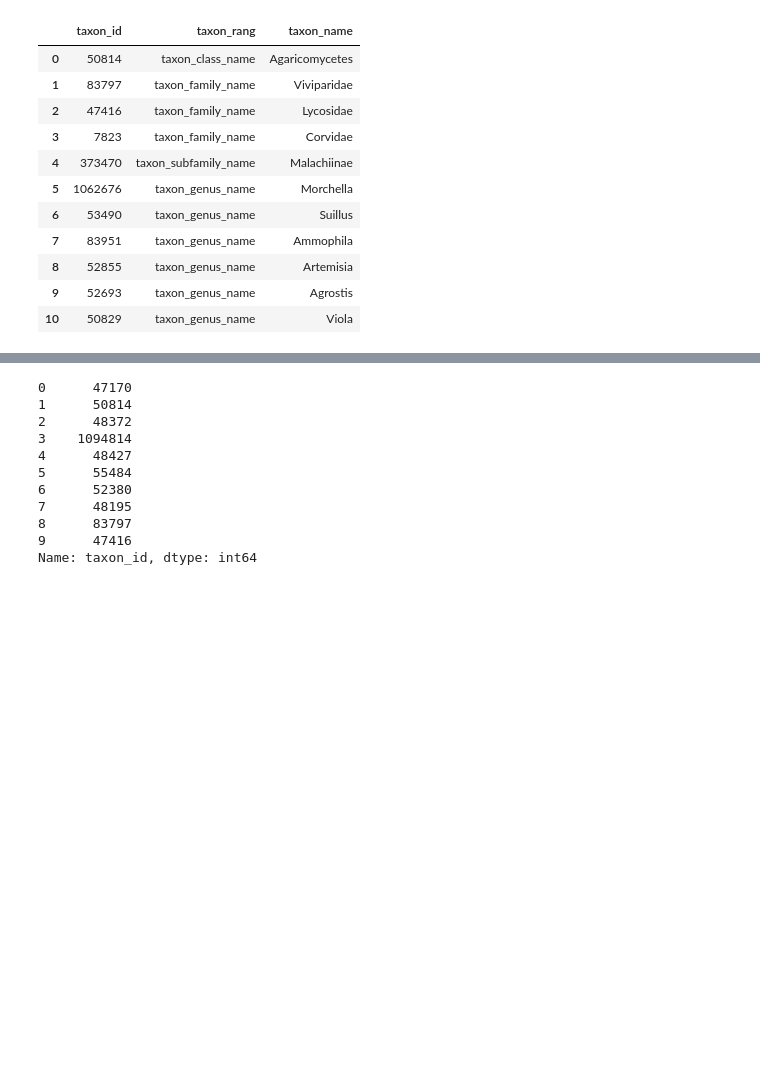
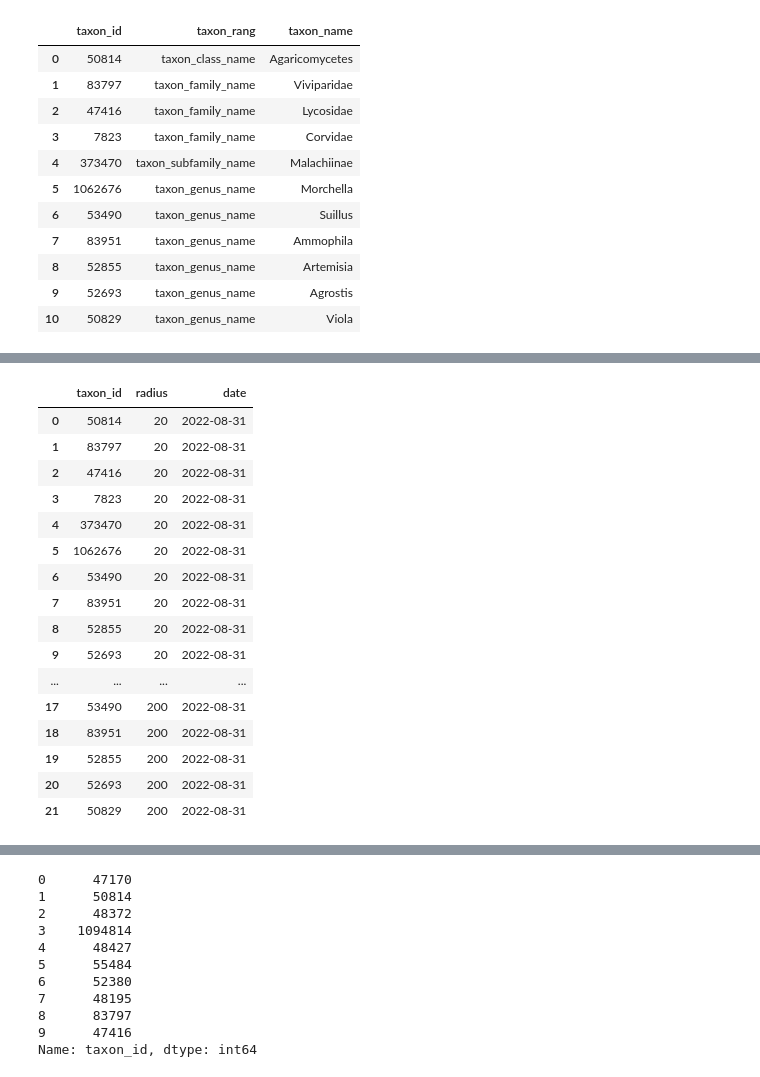
Before and after one commit to baidakovil/iNat-statistics, a Jupyter notebook: inat_raritets.ipynb, the cells around one changed output, grey strips where cells are left out. Cells and saved outputs as stored; diff of their text form; code cells hidden in the pictures; blank space fills up the shorter version.

```diff
--- a/inat_raritets.ipynb
+++ b/inat_raritets.ipynb
@@ -54,15 +61,17 @@ def prepare_raritets(observations_path, radiuses, radiuses_dataset_path, start_d
 def prepare_df(observations_path, start_date, finish_date):
 
     df_full = pd.read_csv(observations_path)
-    df = df_full.loc[:,'taxon_id':'taxon_form_name'].copy()
-    df.insert(0,'created_at','')
+    df = df_full.loc[:, 'taxon_id':'taxon_form_name'].copy()
+    df.insert(0, 'created_at', '')
     df['created_at'] = pd.to_datetime(df_full['created_at']).dt.date
-    del(df_full)
+    del (df_full)
     start_date = min(df['created_at']) if start_date == 'min' else start_date
-    finish_date = max(df['created_at']) if finish_date == 'max' else finish_date
+    finish_date = max(
+        df['created_at']) if finish_date == 'max' else finish_date
     return df, start_date, finish_date
 # %%
-df_taxons, start_date, finish_date = prepare_df(observations_path, start_date, finish_date)
+df_taxons, start_date, finish_date = prepare_df(
+    observations_path, start_date, finish_date)
 df_taxons.head(3)
 # %% [output]
 |  | created_at | taxon_id | taxon_kingdom_name | taxon_phylum_name | taxon_subphylum_name | ... |
@@ -105,8 +114,10 @@ def get_taxons_dict_to_date(df, date_to):
 
     return taxons_dict, df, empty_taxons, notleafs_taxons
 # %%
-taxons_dict_start, df_taxons_clear_start, empty_taxons_start, notleafs_taxons_start = get_taxons_dict_to_date(df_taxons, start_date)
-taxons_dict_finish, df_taxons_clear_finish, empty_taxons_finish, notleafs_taxons_finish = get_taxons_dict_to_date(df_taxons, finish_date)
+taxons_dict_start, df_taxons_clear_start, empty_taxons_start, notleafs_taxons_start = get_taxons_dict_to_date(
+    df_taxons, start_date)
+taxons_dict_finish, df_taxons_clear_finish, empty_taxons_finish, notleafs_taxons_finish = get_taxons_dict_to_date(
+    df_taxons, finish_date)
 print(taxons_dict_start.keys())
 print(taxons_dict_finish.keys())
 # %% [output]
@@ -188,6 +212,3 @@ def update_radius(df_tax_tocheck, radiuses, radiuses_dataset_path, date_to):
         return True
     else:
         return False
-# %%
-df_tax_tocheck = taxons_df_start.loc[0:1,:]
-date_to = start_date
@@ -229 +322,21 @@ Total in csv: 52 values
+# %%
+df_tax_asked
+# %% [output]
+|  | taxon_id | radius | date |
+| 0 | 50814 | 20 | 2022-08-31 |
+| 1 | 83797 | 20 | 2022-08-31 |
+| 2 | 47416 | 20 | 2022-08-31 |
+| 3 | 7823 | 20 | 2022-08-31 |
+| 4 | 373470 | 20 | 2022-08-31 |
+| 5 | 1062676 | 20 | 2022-08-31 |
+| 6 | 53490 | 20 | 2022-08-31 |
+| 7 | 83951 | 20 | 2022-08-31 |
+| 8 | 52855 | 20 | 2022-08-31 |
+| 9 | 52693 | 20 | 2022-08-31 |
+| ... | ... | ... | ... |
+| 17 | 53490 | 200 | 2022-08-31 |
+| 18 | 83951 | 200 | 2022-08-31 |
+| 19 | 52855 | 200 | 2022-08-31 |
+| 20 | 52693 | 200 | 2022-08-31 |
+| 21 | 50829 | 200 | 2022-08-31 |
 # %%
```
Also changed, not shown: parts of 16 cells of this notebook, 1 other file.
